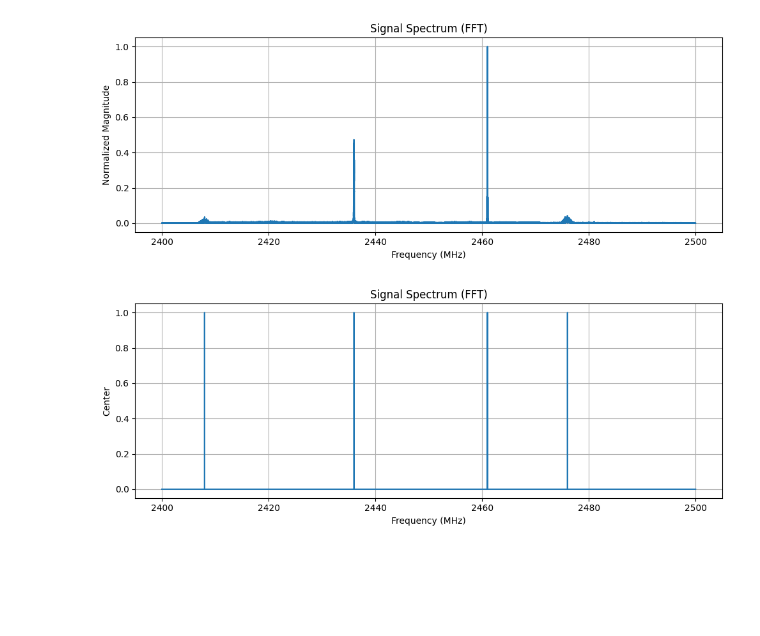
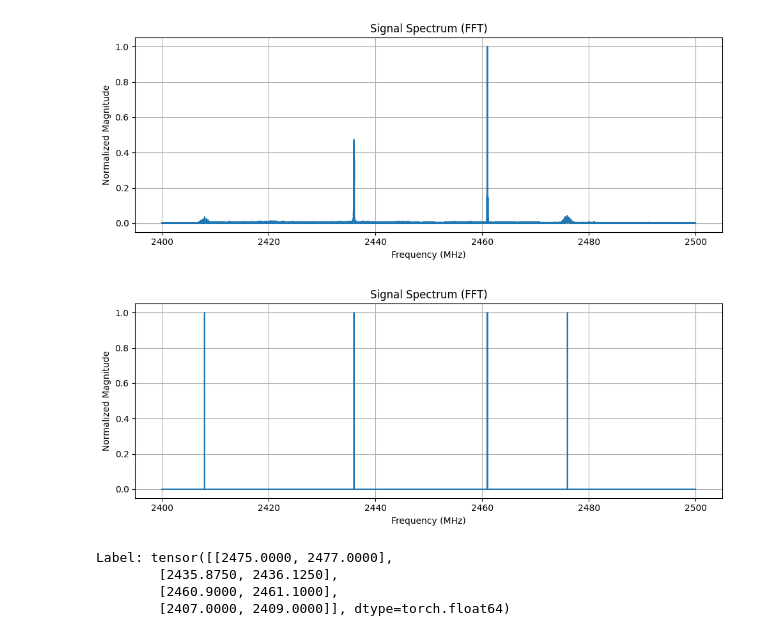
Before and after one commit to LingWL02/airadio, a Jupyter notebook: notebooks/preprocessing.ipynb, the cells around one changed output. Drawn from its saved outputs; the diff is of its cells as text; code cells hidden in the pictures; blank space fills up the shorter version.

Commit message:
Added MultiPipeline data capabilities.

```diff
--- a/notebooks/preprocessing.ipynb
+++ b/notebooks/preprocessing.ipynb
@@ -14,38 +14,48 @@ h5_lazy_dataset = H5LazyDataset(
         torch.fft.fft,
         torch.abs,
         lambda data: data.to(dtype=torch.float64),
-        lambda data: (data - data.min()) / (data.max() - data.min()),
+        DataProcessor.min_max_normalize,
         torch.fft.fftshift,
     ),
     label_transforms=(
         lambda _bytes: _bytes.decode('utf-8'),
         ast.literal_eval,
         lambda label: torch.tensor(label, dtype=torch.float64),
-        DataProcessor.generate_centers,
+        MultiPipeline.multiply(2),
+        MultiPipeline.apply(
+            DataProcessor.identity,
+            DataProcessor.sparse_centers,
+        ),
     ),
 )
 # %%
 waveform: torch.Tensor
 label: torch.Tensor
-waveform, label = h5_lazy_dataset[9119]
+waveform, (label, sparse_centers) = h5_lazy_dataset[9119]
 # %%
 plt.figure(figsize=(10, 4))
 plt.plot(FREQS_MHZ, waveform)
 plt.title("Signal Spectrum (FFT)")
 plt.xlabel("Frequency (MHz)")
 plt.ylabel("Normalized Magnitude")
 plt.grid(True)
 plt.tight_layout()
 plt.show()
 
 plt.figure(figsize=(10, 4))
-plt.plot(FREQS_MHZ, label)
-plt.title("Center Spectrum (FFT)")
+plt.plot(FREQS_MHZ, sparse_centers)
+plt.title("Signal Spectrum (FFT)")
 plt.xlabel("Frequency (MHz)")
-plt.ylabel("Center")
+plt.ylabel("Normalized Magnitude")
 plt.grid(True)
 plt.tight_layout()
 plt.show()
+
+print(f"Label: {label}")
 # %% [output]
 [figure]
-[figure, old version]
+[figure, new version]
+Label: tensor([[2475.0000, 2477.0000],
+        [2435.8750, 2436.1250],
+        [2460.9000, 2461.1000],
+        [2407.0000, 2409.0000]], dtype=torch.float64)
```
Also changed, not shown: parts of 2 cells of this notebook, 1 other file.
